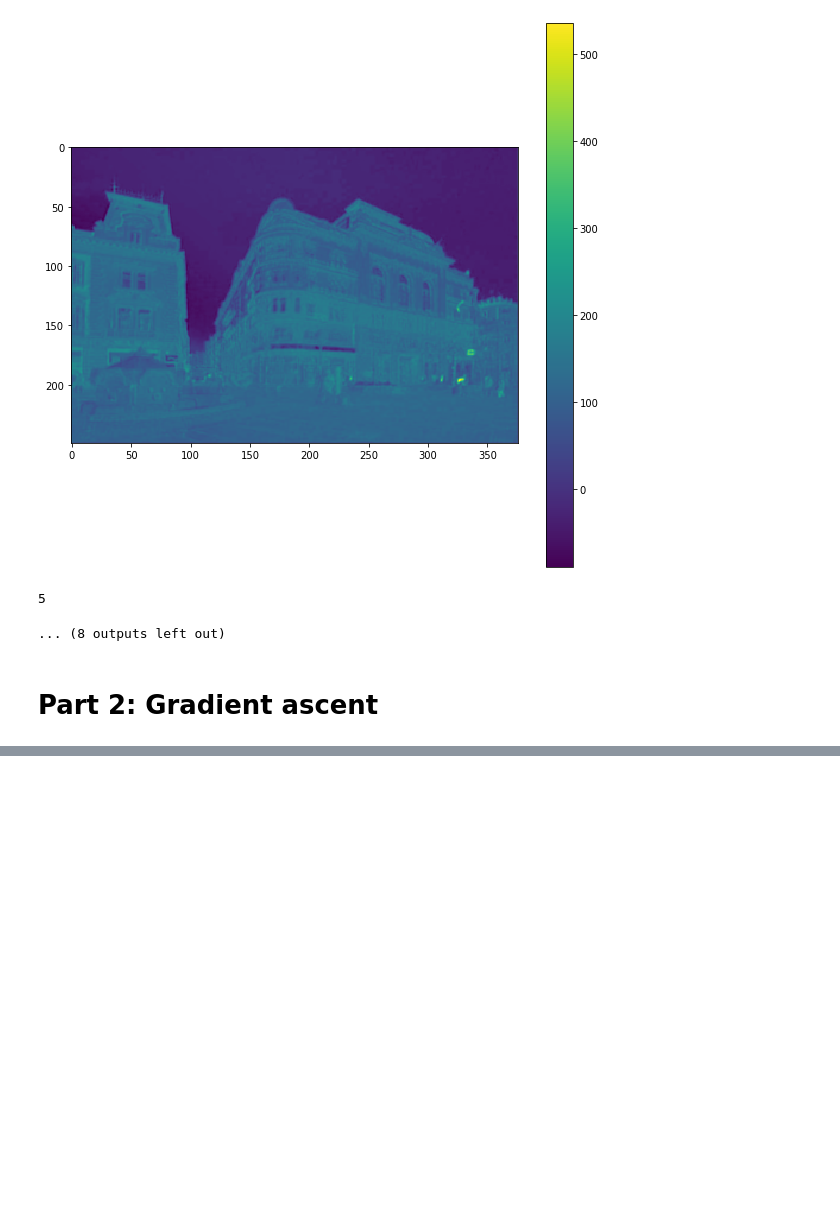
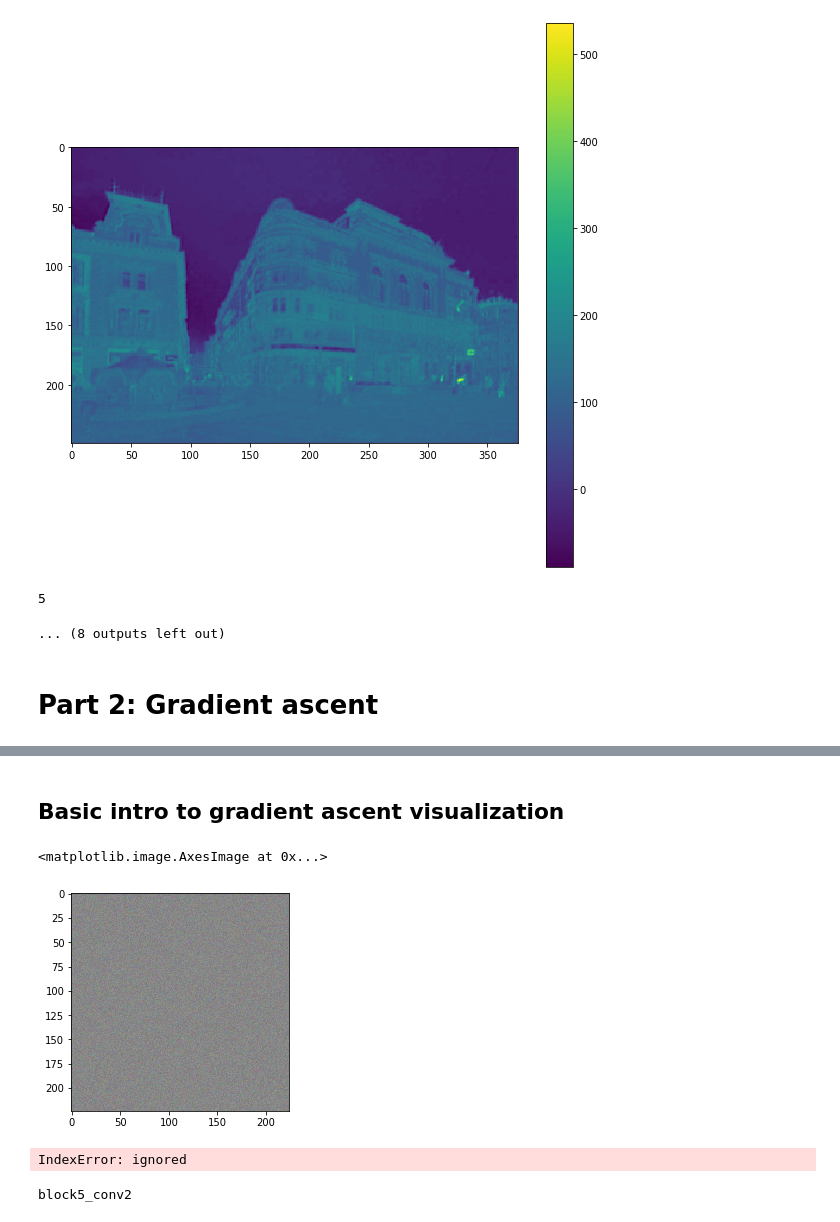
Before and after one commit to milsto/interpretability, a Jupyter notebook: tutorials/interpretability_tutorial_dsc_belgrade_2019.ipynb, the cells around one changed output, grey strips where cells are left out. Cells and saved outputs as stored; diff of their text form; code cells hidden in the pictures; blank space fills up the shorter version.

Commit message:
WIP on gradient ascent visualisation - added basic methods.

```diff
--- a/tutorials/interpretability_tutorial_dsc_belgrade_2019.ipynb
+++ b/tutorials/interpretability_tutorial_dsc_belgrade_2019.ipynb
@@ -299,0 +315,40 @@ for i in range(0, 10):
+# %% [markdown]
+## Basic intro to gradient ascent visualization
+# %%
+#INPUT_INIT = 'RANDOM_GRAY'
+#INPUT_INIT = 'RANDOM_TRIVIAL'
+INPUT_INIT = 'RANDOM_LIMITED'
+
+dim = [224, 224]
+
+if INPUT_INIT == 'RANDOM_GRAY':
+  # Gray image with random noise
+  input_img_data = np.zeros((1, dim[0], dim[1], 3))
+  random_chanel_noise = np.random.random((1, dim[0], dim[1], 1))
+  input_img_data[0, :, :, 0] = (random_chanel_noise[0, :, :, 0] - 0.5) * 20.0 + 128.0
+  input_img_data[0, :, :, 1] = (random_chanel_noise[0, :, :, 0] - 0.5) * 20.0 + 128.0
+  input_img_data[0, :, :, 2] = (random_chanel_noise[0, :, :, 0] - 0.5) * 20.0 + 128.0
+elif INPUT_INIT == 'RANDOM_TRIVIAL':
+  input_img_data = np.random.randint(0, 255, (224, 224, 3)).astype(np.float32)
+  input_img_data = np.expand_dims(input_img_data, axis=0)
+elif INPUT_INIT == 'RANDOM_LIMITED':
+  input_img_data = np.random.randint(120, 150, (224, 224, 3)).astype(np.float32)
+  input_img_data = np.expand_dims(input_img_data, axis=0)
+# %%
+plt.imshow(input_img_data[0, :, :, :].astype(np.uint8))
+# %% [output]
+<matplotlib.image.AxesImage at 0x...>
+[figure, added]
+# %%
+model.layers[150].name
+# %% [output]
+IndexError: ignored
+# %%
+if MODEL_NAME == 'VGG':
+  loss = K.mean(model.layers[16].output[:, :, :, 19])
+  print(model.layers[16].name)
+elif MODEL_NAME == 'ResNet':
+  loss = K.mean(model.layers[150].output[:, :, :, 5])
+  print(model.layers[150].name)
+# %% [output]
+block5_conv2
```
Also changed, not shown: parts of 11 cells of this notebook.
